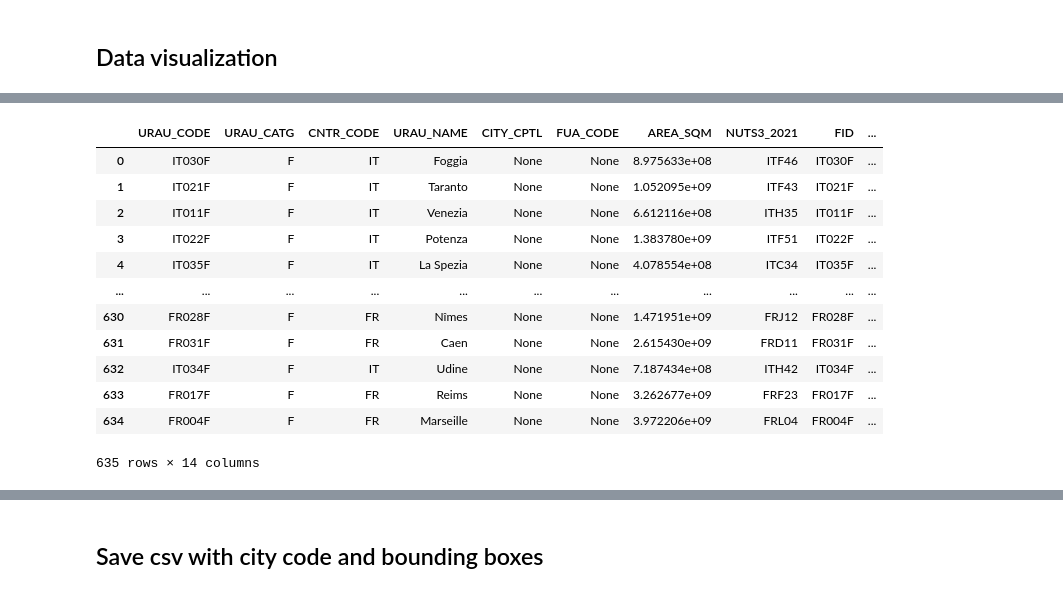
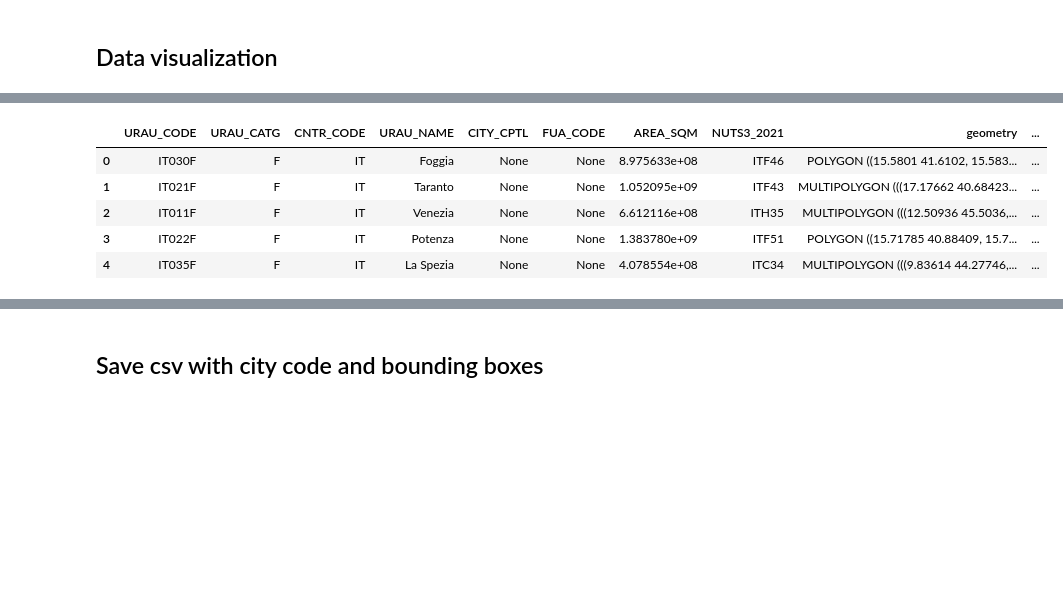
Before and after one commit to FAIRiCUBE/uc1-urban-climate, a Jupyter notebook: notebooks/dev/process_city_feature_collection/get_bounding_boxes_UrAu.ipynb, the cells around one changed output, grey strips where cells are left out. Saved outputs shown, nothing was run; the diff lists cells and outputs as text; code cells hidden in the pictures; blank space fills up the shorter version.

```diff
--- a/notebooks/dev/process_city_feature_collection/get_bounding_boxes_UrAu.ipynb
+++ b/notebooks/dev/process_city_feature_collection/get_bounding_boxes_UrAu.ipynb
@@ -10,15 +9,11 @@ import geopandas as gpd
 import matplotlib.pyplot as plt
 # %%
 # read in the city and fua polygons
-INPUT_FILE_city = "./../../../s3/data/d001_administration/urban_audit_city_2021/URAU_RG_100K_2021_3035_CITIES/URAU_RG_100K_2021_3035_CITIES.shp"
-INPUT_FILE_fua = "./../../../s3/data/d001_administration/urban_audit_fua_2021/URAU_RG_100K_2021_3035_FUA/URAU_RG_100K_2021_3035_FUA.shp"
+INPUT_FILE_city = "../../../data/city_features_collection/URAU_RG_100K_2021_4326.geojson"
 geo_json_city = gpd.read_file(INPUT_FILE_city)
-geo_json_fua = gpd.read_file(INPUT_FILE_fua)
-gdf_city = gpd.GeoDataFrame(geo_json_city, crs="EPSG:3035")
-gdf_fua = gpd.GeoDataFrame(geo_json_fua, crs="EPSG:3035")
+gdf_city = gpd.GeoDataFrame(geo_json_city, crs="EPSG:4326")
 # compute bounding boxes
 gdf_city = pd.concat([gdf_city, gdf_city.bounds], axis=1)
-gdf_fua = pd.concat([gdf_fua, gdf_fua.bounds], axis=1)
 # %% [markdown]
 ## Data visualization
 # %%
@@ -30,20 +22,13 @@ gdf.plot()
 # %%
 # display as table
-gdf_fua
+gdf_city.head()
 # %% [output]
-|  | URAU_CODE | URAU_CATG | CNTR_CODE | URAU_NAME | CITY_CPTL | FUA_CODE | AREA_SQM | NUTS3_2021 | FID | ... |
-| 0 | IT030F | F | IT | Foggia | None | None | 8.975633e+08 | ITF46 | IT030F | ... |
-| 1 | IT021F | F | IT | Taranto | None | None | 1.052095e+09 | ITF43 | IT021F | ... |
-| 2 | IT011F | F | IT | Venezia | None | None | 6.612116e+08 | ITH35 | IT011F | ... |
-| 3 | IT022F | F | IT | Potenza | None | None | 1.383780e+09 | ITF51 | IT022F | ... |
-| 4 | IT035F | F | IT | La Spezia | None | None | 4.078554e+08 | ITC34 | IT035F | ... |
-| ... | ... | ... | ... | ... | ... | ... | ... | ... | ... | ... |
-| 630 | FR028F | F | FR | Nîmes | None | None | 1.471951e+09 | FRJ12 | FR028F | ... |
-| 631 | FR031F | F | FR | Caen | None | None | 2.615430e+09 | FRD11 | FR031F | ... |
-| 632 | IT034F | F | IT | Udine | None | None | 7.187434e+08 | ITH42 | IT034F | ... |
-| 633 | FR017F | F | FR | Reims | None | None | 3.262677e+09 | FRF23 | FR017F | ... |
-| 634 | FR004F | F | FR | Marseille | None | None | 3.972206e+09 | FRL04 | FR004F | ... |
+|  | URAU_CODE | URAU_CATG | CNTR_CODE | URAU_NAME | CITY_CPTL | FUA_CODE | AREA_SQM | NUTS3_2021 | geometry | ... |
+| 0 | IT030F | F | IT | Foggia | None | None | 8.975633e+08 | ITF46 | POLYGON ((15.5801 41.6102, 15.583... | ... |
+| 1 | IT021F | F | IT | Taranto | None | None | 1.052095e+09 | ITF43 | MULTIPOLYGON (((17.17662 40.68423... | ... |
+| 2 | IT011F | F | IT | Venezia | None | None | 6.612116e+08 | ITH35 | MULTIPOLYGON (((12.50936 45.5036,... | ... |
+| 3 | IT022F | F | IT | Potenza | None | None | 1.383780e+09 | ITF51 | POLYGON ((15.71785 40.88409, 15.7... | ... |
+| 4 | IT035F | F | IT | La Spezia | None | None | 4.078554e+08 | ITC34 | MULTIPOLYGON (((9.83614 44.27746,... | ... |
-635 rows × 14 columns
 # %%
 # plot one poligon by name
 fig, ax = plt.subplots(figsize=(10, 10))
```
Also changed, not shown: parts of 5 cells of this notebook, 13 other files.
